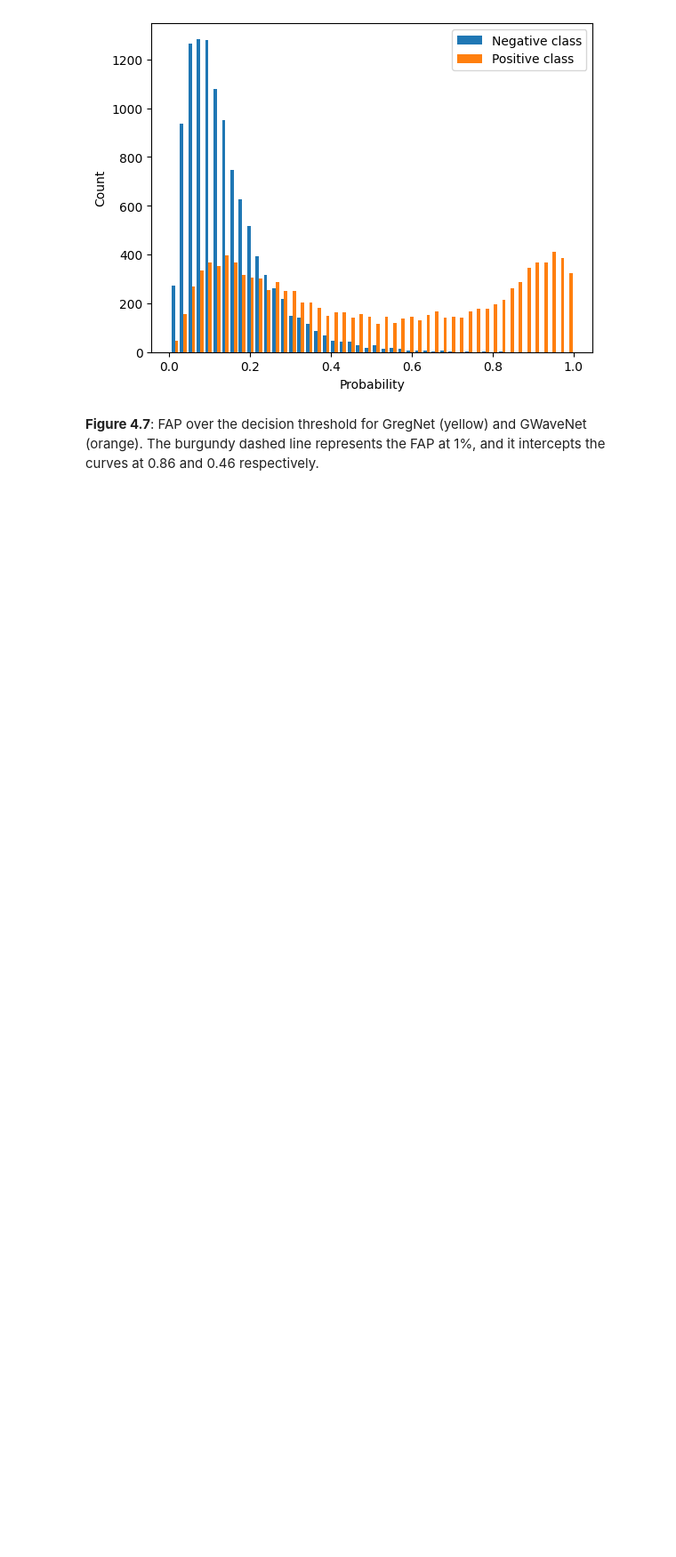
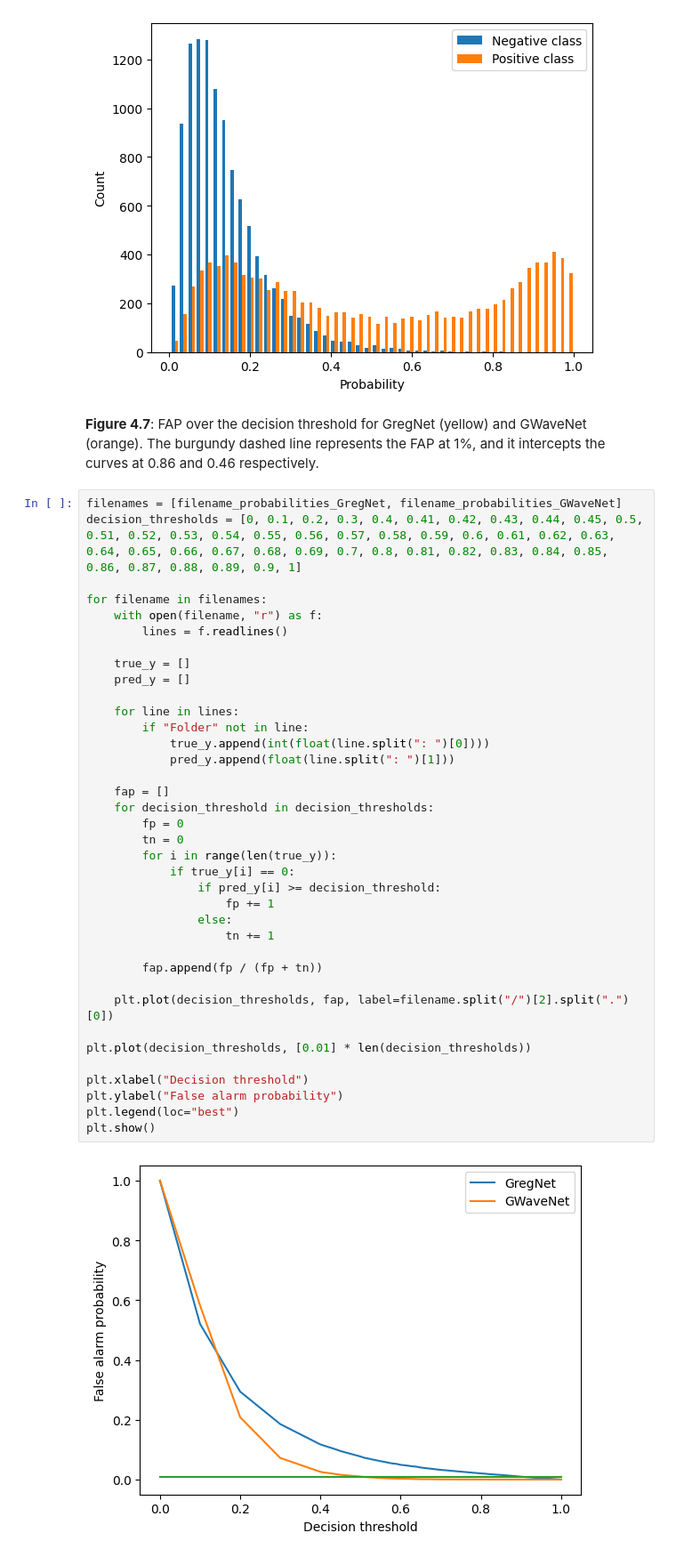
Before and after one commit to anaismartins/deploying-custom-nn-in-fpga, a Jupyter notebook: figures/plotting.ipynb, the cells around one changed output. Shown: that part at 89% size. Saved outputs shown, nothing was run; the diff lists cells and outputs as text; blank space fills up the shorter version.

```diff
--- a/figures/plotting.ipynb
+++ b/figures/plotting.ipynb
@@ -331,3 +332,42 @@ plt.show()
 [figure]
 # %% [markdown]
 **Figure 4.7**: FAP over the decision threshold for GregNet (yellow) and GWaveNet (orange). The burgundy dashed line represents the FAP at 1%, and it intercepts the curves at 0.86 and 0.46 respectively.
+# %%
+filenames = [filename_probabilities_GregNet, filename_probabilities_GWaveNet]
+decision_thresholds = [0, 0.1, 0.2, 0.3, 0.4, 0.41, 0.42, 0.43, 0.44, 0.45, 0.5, 0.51, 0.52, 0.53, 0.54, 0.55, 0.56, 0.57, 0.58, 0.59, 0.6, 0.61, 0.62, 0.63, 0.64, 0.65, 0.66, 0.67, 0.68, 0.69, 0.7, 0.8, 0.81, 0.82, 0.83, 0.84, 0.85, 0.86, 0.87, 0.88, 0.89, 0.9, 1]
+
+for filename in filenames:
+    with open(filename, "r") as f:
+        lines = f.readlines()
+
+    true_y = []
+    pred_y = []
+
+    for line in lines:
+        if "Folder" not in line:
+            true_y.append(int(float(line.split(": ")[0])))
+            pred_y.append(float(line.split(": ")[1]))
+
+    fap = []
+    for decision_threshold in decision_thresholds:
+        fp = 0
+        tn = 0
+        for i in range(len(true_y)):
+            if true_y[i] == 0:
+                if pred_y[i] >= decision_threshold:
+                    fp += 1
+                else:
+                    tn += 1
+
+        fap.append(fp / (fp + tn))
+
+    plt.plot(decision_thresholds, fap, label=filename.split("/")[2].split(".")[0])
+
+plt.plot(decision_thresholds, [0.01] * len(decision_thresholds))
+
+plt.xlabel("Decision threshold")
+plt.ylabel("False alarm probability")
+plt.legend(loc="best")
+plt.show()
+# %% [output]
+[figure, added]
```
Also changed, not shown: parts of 5 cells of this notebook.
